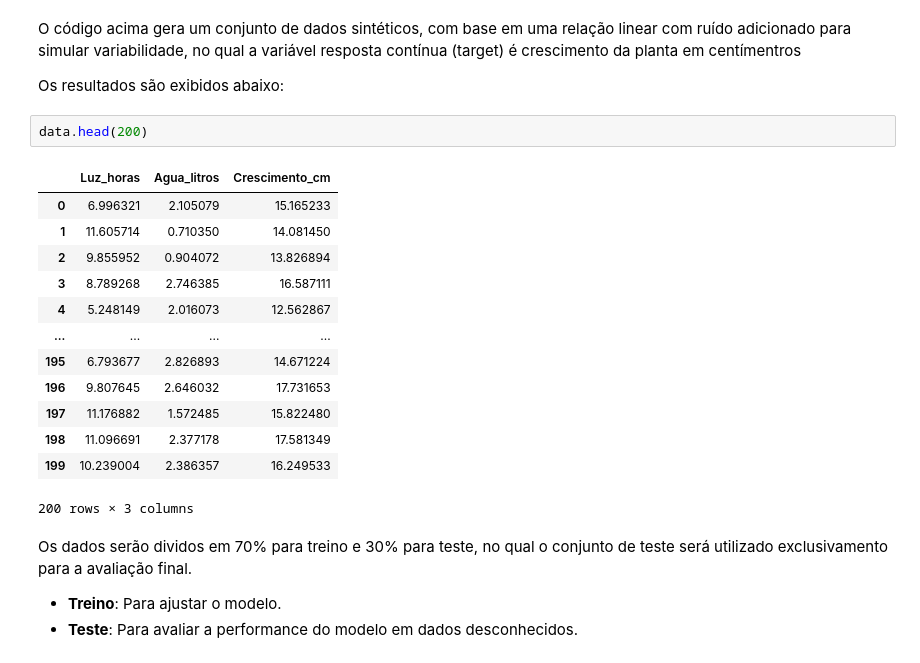
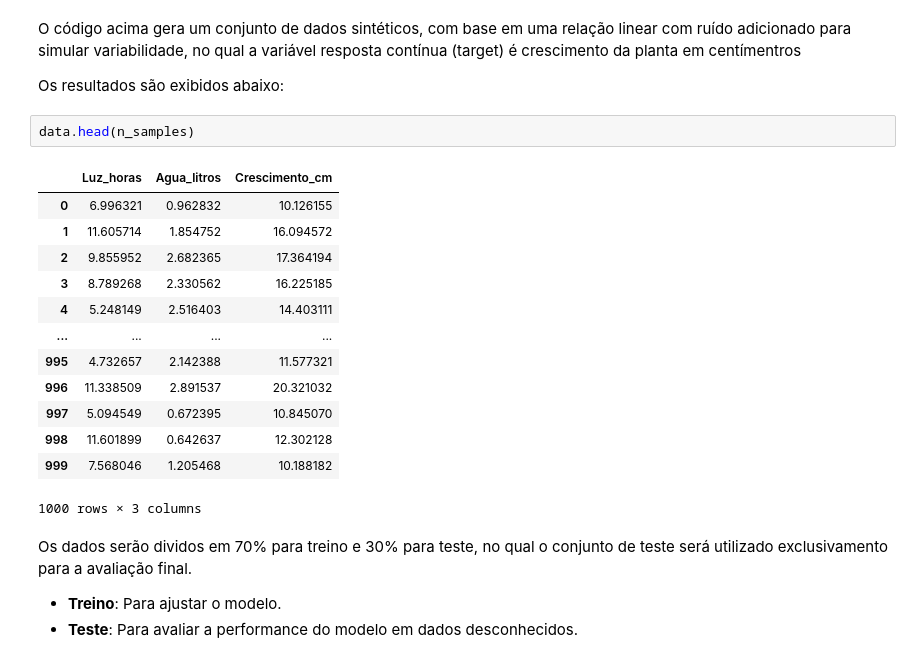
Before and after one commit to ricardo-emanuel24/Ciencia-de-Dados, a Jupyter notebook: atividade_2.ipynb, the cells around one changed output. Cells and saved outputs as stored; diff of their text form.

```diff
--- a/atividade_2.ipynb
+++ b/atividade_2.ipynb
@@ -44,21 +44,21 @@ O código acima gera um conjunto de dados sintéticos, com base em uma relação
 
 Os resultados são exibidos abaixo:
 # %%
-data.head(200)
+data.head(n_samples)
 # %% [output]
 |  | Luz_horas | Agua_litros | Crescimento_cm |
-| 0 | 6.996321 | 2.105079 | 15.165233 |
-| 1 | 11.605714 | 0.710350 | 14.081450 |
-| 2 | 9.855952 | 0.904072 | 13.826894 |
-| 3 | 8.789268 | 2.746385 | 16.587111 |
-| 4 | 5.248149 | 2.016073 | 12.562867 |
+| 0 | 6.996321 | 0.962832 | 10.126155 |
+| 1 | 11.605714 | 1.854752 | 16.094572 |
+| 2 | 9.855952 | 2.682365 | 17.364194 |
+| 3 | 8.789268 | 2.330562 | 16.225185 |
+| 4 | 5.248149 | 2.516403 | 14.403111 |
 | ... | ... | ... | ... |
-| 195 | 6.793677 | 2.826893 | 14.671224 |
-| 196 | 9.807645 | 2.646032 | 17.731653 |
-| 197 | 11.176882 | 1.572485 | 15.822480 |
-| 198 | 11.096691 | 2.377178 | 17.581349 |
-| 199 | 10.239004 | 2.386357 | 16.249533 |
+| 995 | 4.732657 | 2.142388 | 11.577321 |
+| 996 | 11.338509 | 2.891537 | 20.321032 |
+| 997 | 5.094549 | 0.672395 | 10.845070 |
+| 998 | 11.601899 | 0.642637 | 12.302128 |
+| 999 | 7.568046 | 1.205468 | 10.188182 |
-200 rows × 3 columns
+1000 rows × 3 columns
 # %% [markdown]
 Os dados serão dividos em 70% para treino e 30% para teste, no qual o conjunto de teste será utilizado exclusivamento para a avaliação final.
 
```
